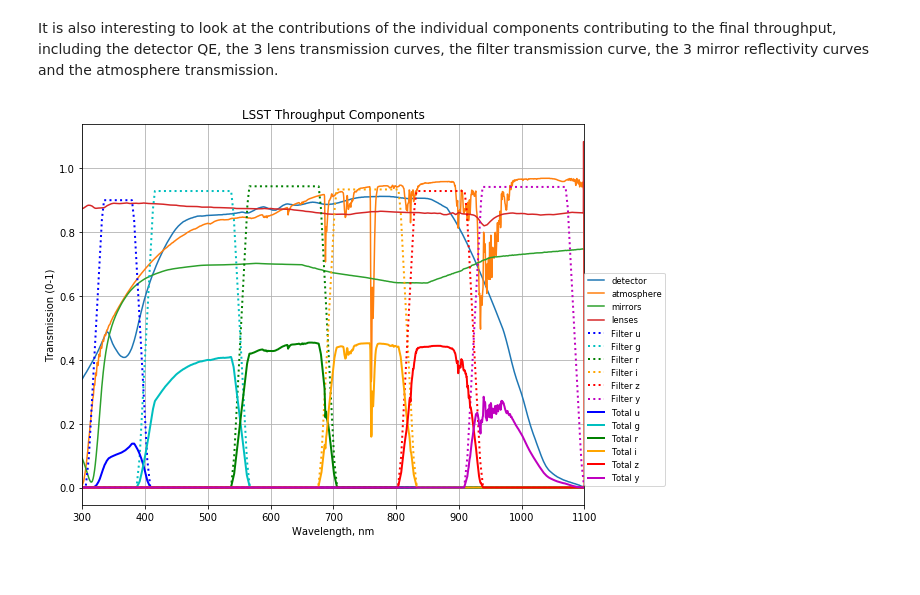
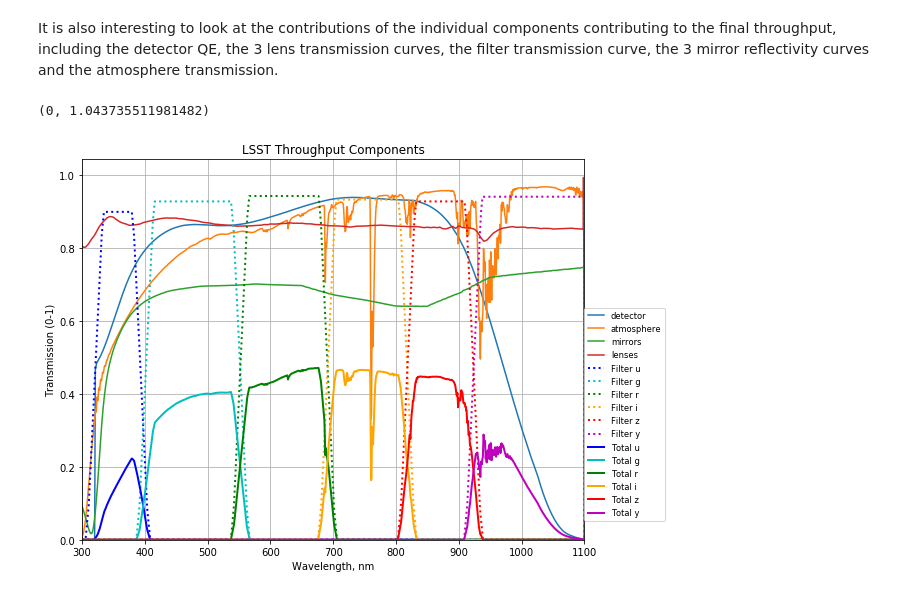
Before and after one commit to lsst/throughputs, a Jupyter notebook: examples/LSST Throughputs Curves.ipynb, the cells around one changed output. Saved outputs shown, nothing was run; the diff lists cells and outputs as text; code cells hidden in the pictures.

```diff
--- a/examples/LSST Throughputs Curves.ipynb
+++ b/examples/LSST Throughputs Curves.ipynb
@@ -131,17 +134,19 @@ for f in filterlist:
 # %%
 # Make a plot containing the total and component information.
 plt.figure(figsize=(9,7))
 for c in common:
     plt.plot(common[c].wavelen, common[c].sb, label=c)
 for f in filterlist:
     plt.plot(lsst_filters[f].wavelen, lsst_filters[f].sb, color=filtercolors[f], linestyle=':', lw=2, label='Filter %s' % (f))
 for f in filterlist:
     plt.plot(lsst[f].wavelen, lsst[f].sb, color=filtercolors[f], lw=2, label='Total %s' % (f))
 plt.xlabel('Wavelength, nm')
 plt.ylabel('Transmission (0-1)')
 plt.title('LSST Throughput Components')
 plt.xlim(300, 1100)
 plt.legend(loc=(1.0, 0.05), fancybox=True, fontsize='smaller')
 plt.grid(True)
+plt.ylim(bottom=0)
 # %% [output]
+(0, 1.043735511981482)
-[figure, old version]
+[figure, new version]
```
Also changed, not shown: parts of 3 cells of this notebook, 3 other files.
